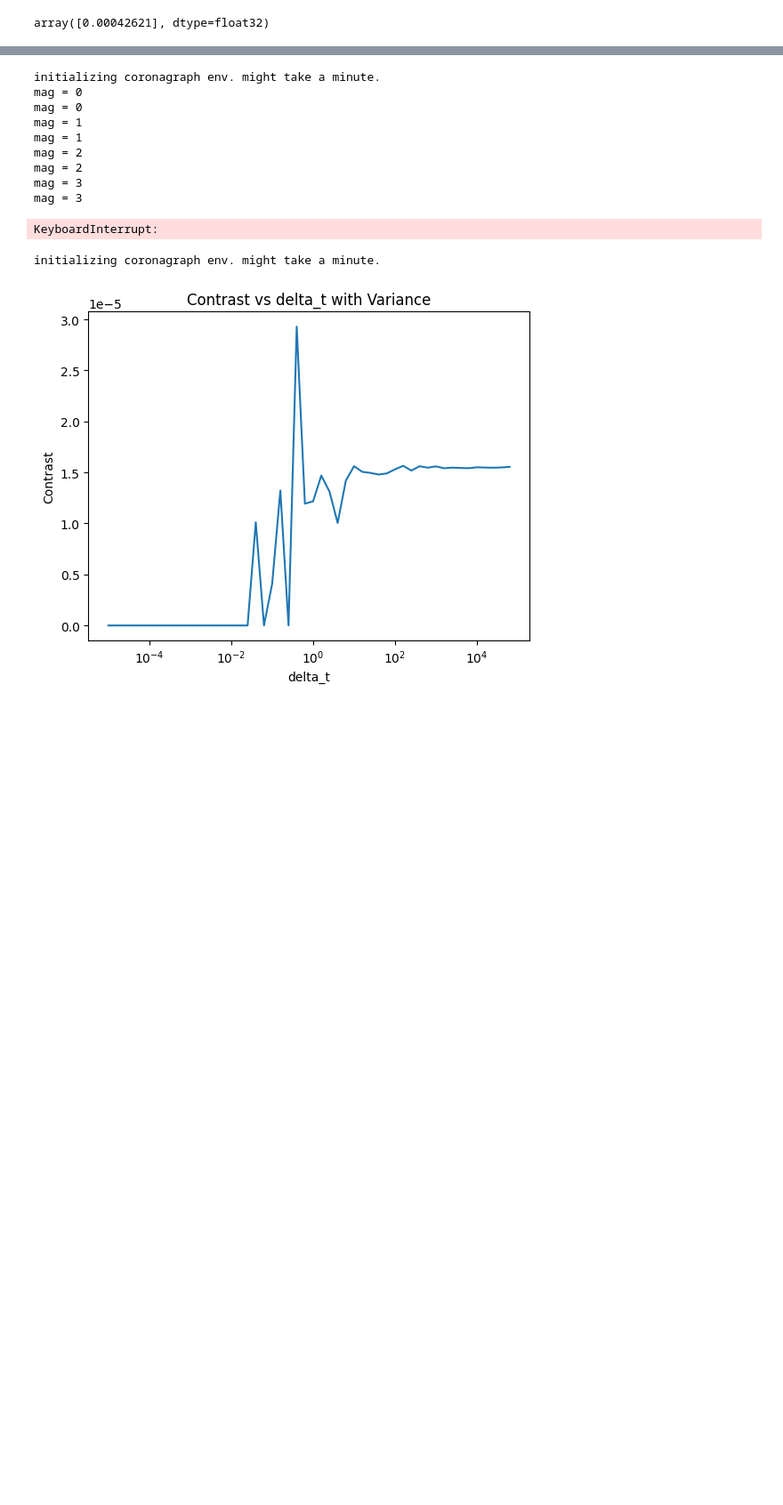
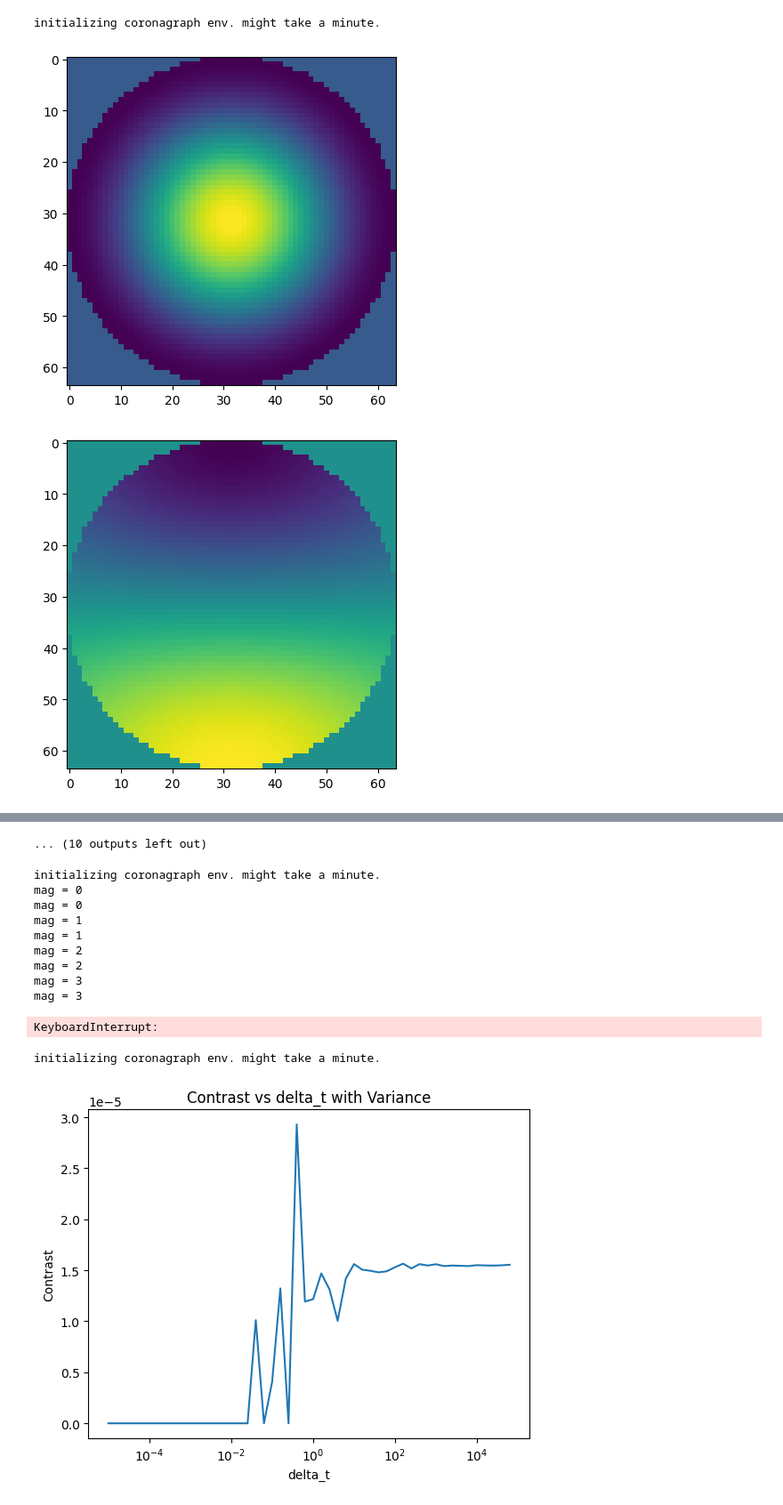
Before and after one commit to AlexeiKorolev/NASA-RL-Wavefront-Control, a Jupyter notebook: RL/coronagraph_properties.ipynb, the cells around one changed output, grey strips where cells are left out. Shown at 89% size. Drawn from its saved outputs; the diff is of its cells as text; code cells hidden in the pictures; blank space fills up the shorter version.

```diff
--- a/RL/coronagraph_properties.ipynb
+++ b/RL/coronagraph_properties.ipynb
@@ -21,4 +111,15 @@ initializing coronagraph env. might take a minute.
 # %%
-max_c
+e = CoronagraphEnvironment(num_modes=21, pixels=64, oversizing_factor=1, num_airy=5, pixels_per_spacial_res=2, coronagraph_charge=6, num_iterations=1, basis='harmonic')
+
+for i in range(21):
+    e.deformable_mirror.flatten()
+
+    action = np.zeros(shape=(21,))
+    action[i] = 0.5  # Apply a small poke on mode i
+    e.set_dm(action=action)
+    plt.imshow(e.deformable_mirror.surface.reshape((64,64)))
+    plt.show()
 # %% [output]
-array([0.00042621], dtype=float32)
+initializing coronagraph env. might take a minute.
+[figure, added]
+[figure, added]
@@ -25,3 +135,4 @@ array([0.00042621], dtype=float32)
+... (10 outputs left out)
 # %%
 
 
```
Also changed, not shown: parts of 3 cells of this notebook, 9 other files.
